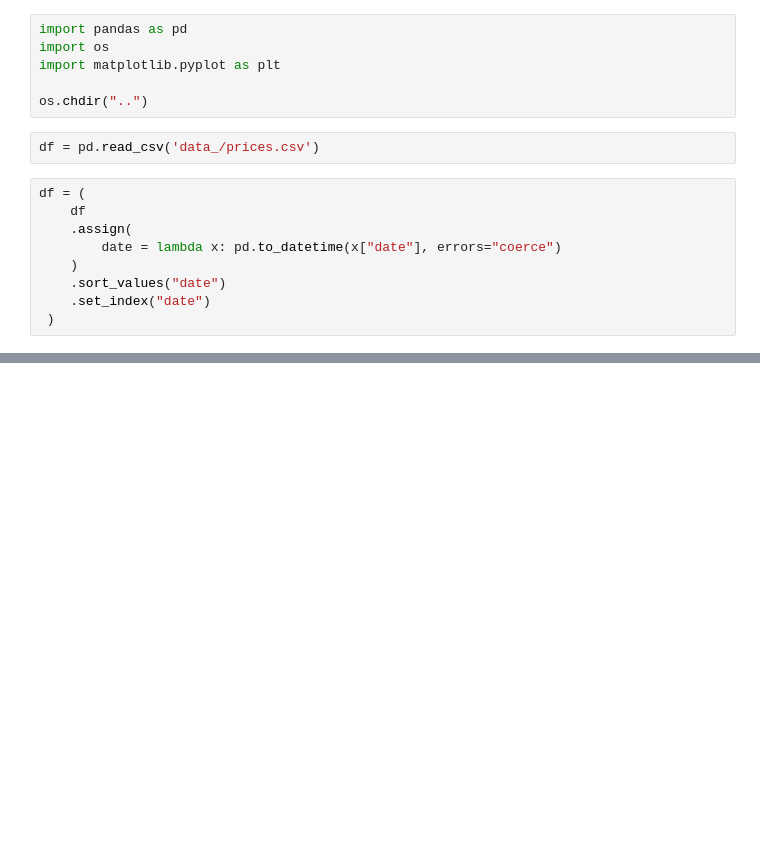
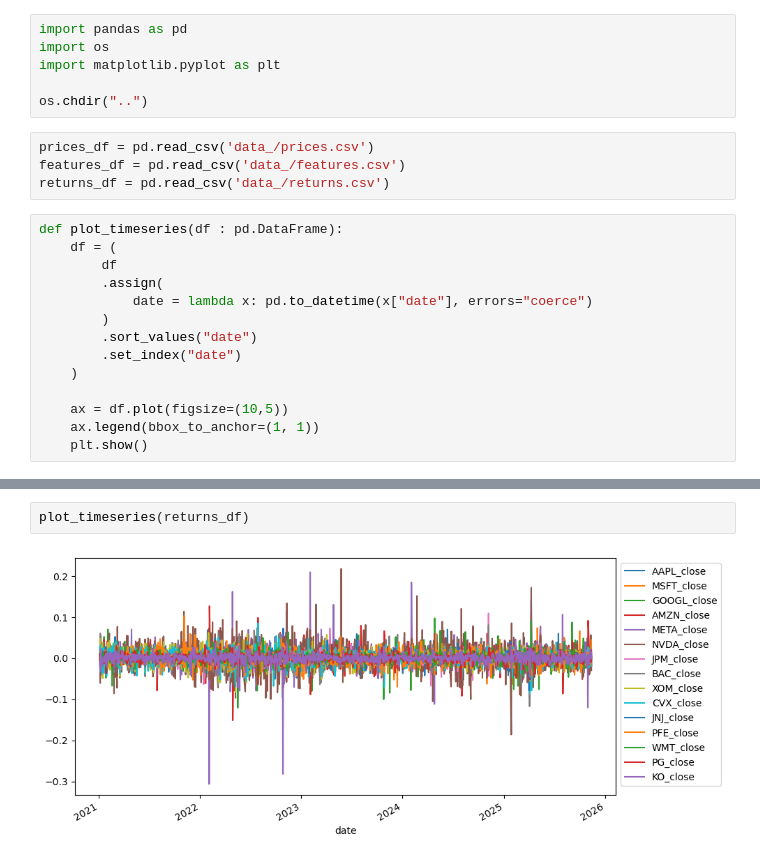
Before and after one commit to dimitris-markopoulos/financial-graphical-models, a Jupyter notebook: notebooks/check_data.ipynb, the cells around one changed output, grey strips where cells are left out. Drawn from its saved outputs; the diff is of its cells as text; blank space fills up the shorter version.

Commit message:
EDA on data in notebooks

```diff
--- a/notebooks/check_data.ipynb
+++ b/notebooks/check_data.ipynb
@@ -4,14 +4,21 @@ import os
 import matplotlib.pyplot as plt
 
 os.chdir("..")
-# %%
-df = pd.read_csv('data_/prices.csv')
+# %%
+prices_df = pd.read_csv('data_/prices.csv')
+features_df = pd.read_csv('data_/features.csv')
+returns_df = pd.read_csv('data_/returns.csv')
 # %%
-df = (
-    df
-    .assign(
-        date = lambda x: pd.to_datetime(x["date"], errors="coerce")
+def plot_timeseries(df : pd.DataFrame):
+    df = (
+        df
+        .assign(
+            date = lambda x: pd.to_datetime(x["date"], errors="coerce")
+        )
+        .sort_values("date")
+        .set_index("date")
     )
-    .sort_values("date")
-    .set_index("date")
- )
+
+    ax = df.plot(figsize=(10,5))
+    ax.legend(bbox_to_anchor=(1, 1))
+    plt.show()
@@ -23,0 +29,4 @@ plt.show()
+# %%
+plot_timeseries(returns_df)
+# %% [output]
+[figure, added]
```
Also changed, not shown: parts of 2 cells of this notebook, 7 other files.
